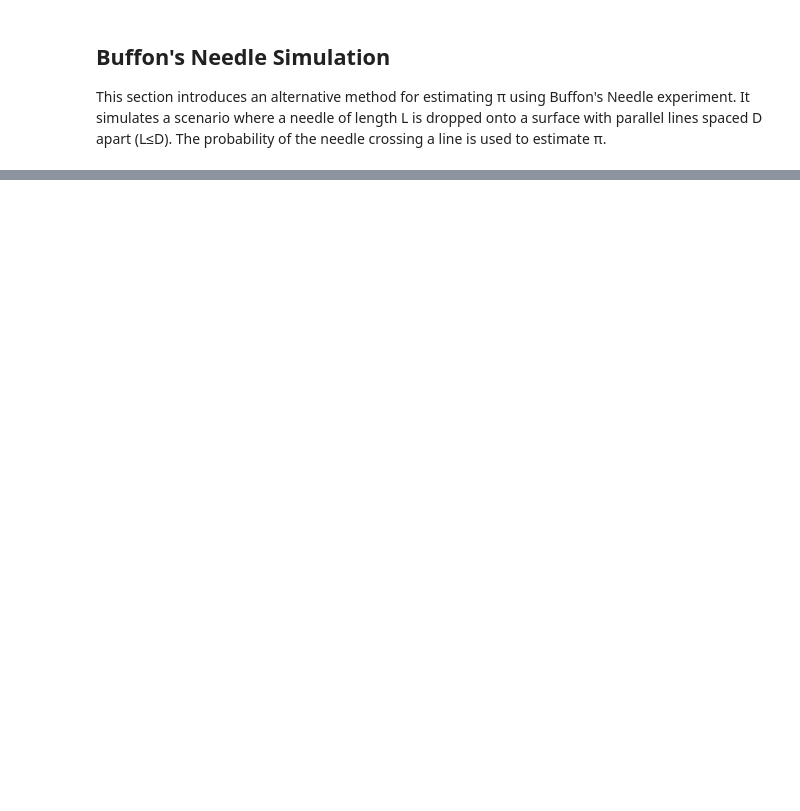
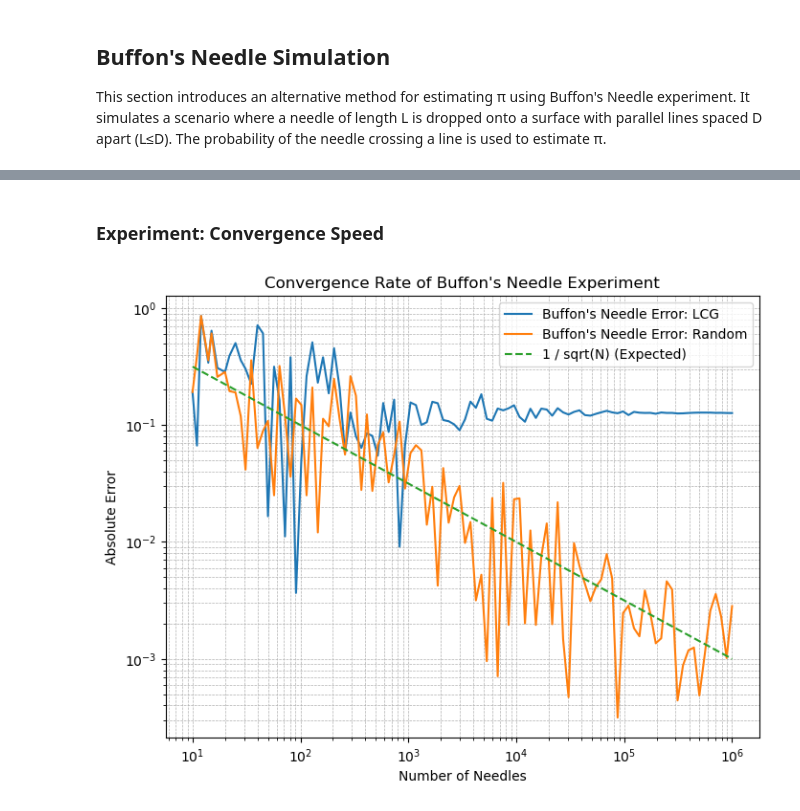
Before and after one commit to avmonte/hybrid_rng_efficiency_analysis, a Jupyter notebook: research.ipynb, the cells around one changed output, grey strips where cells are left out. Cells and saved outputs as stored; diff of their text form; code cells hidden in the pictures; blank space fills up the shorter version.

Commit message:
(+) complete metrics experiments

```diff
--- a/research.ipynb
+++ b/research.ipynb
@@ -111,0 +150,34 @@ TODO
+# %% [markdown]
+### Experiment: Convergence Speed
+# %%
+def calculate_convergence(needle_length, spacing, num_needles):
+    # Define number of needles for each simulation
+    needle_counts = np.logspace(1, np.log10(num_needles), num=100, dtype=int)
+    errors = []
+    errors_orig = []
+
+    # Compute the absolute error for each needle count
+    for n in needle_counts:
+        pi_estimate = np.median([estimate_pi_buffon(needle_length, spacing, n, rng=lcg) for _ in range(10)])
+        pi_estimate_orig = np.median([estimate_pi_buffon(needle_length, spacing, n) for _ in range(10)])
+
+        errors.append(calc_error(pi_estimate))
+        errors_orig.append(calc_error(pi_estimate_orig))
+
+    return needle_counts, errors, errors_orig
+
+def handle_plotting(needle_counts, errors, errors_orig):
+    plt.figure(figsize=(8, 6))
+    plt.loglog(needle_counts, errors, label="Buffon's Needle Error: LCG")
+    plt.loglog(needle_counts, errors_orig, label="Buffon's Needle Error: Random")
+    plt.loglog(needle_counts, 1 / np.sqrt(needle_counts), label="1 / sqrt(N) (Expected)", linestyle="--")
+    plt.xlabel("Number of Needles")
+    plt.ylabel("Absolute Error")
+    plt.title("Convergence Rate of Buffon's Needle Experiment")
+    plt.legend()
+    plt.grid(True, which="both", linestyle="--", linewidth=0.5)
+    plt.show()
+# %%
+NEEDLE_LENGTH = 1
+LINE_SPACING = 2
+NUM_NEEDLES = 10 ** 3
@@ -111,0 +187,7 @@ TODO
+# %%
+NUM_NEEDLES = 10 ** 5
+# %%
+needle_counts, errors, errors_orig = calculate_convergence(NEEDLE_LENGTH, LINE_SPACING, NUM_NEEDLES)
+handle_plotting(needle_counts, errors, errors_orig)
+# %% [output]
+[figure, added]
```
Also changed, not shown: parts of 30 cells of this notebook, 3 other files.
